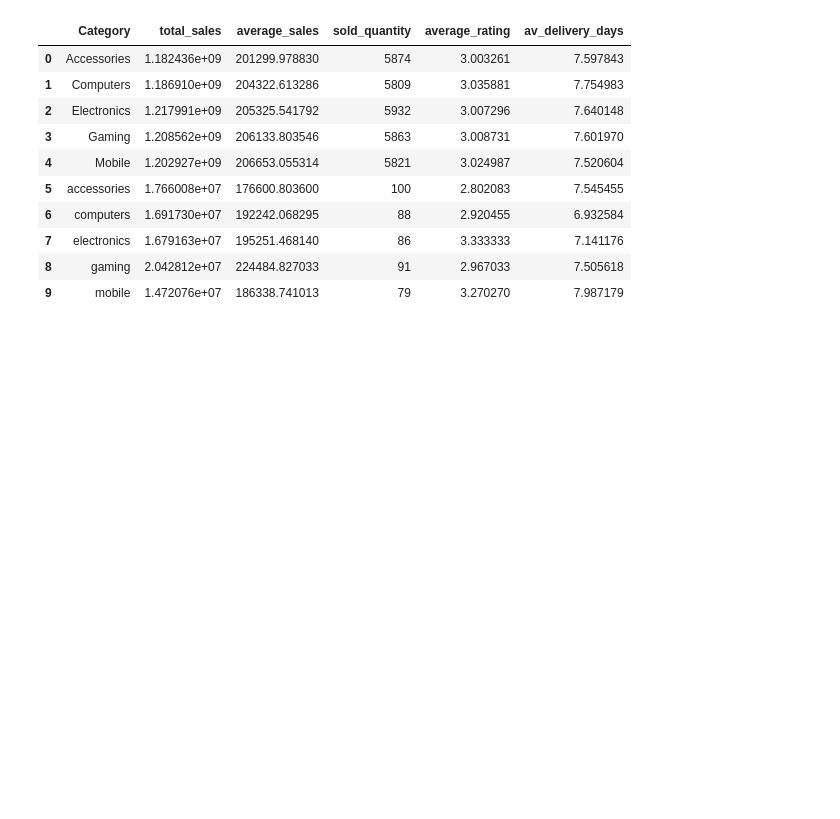
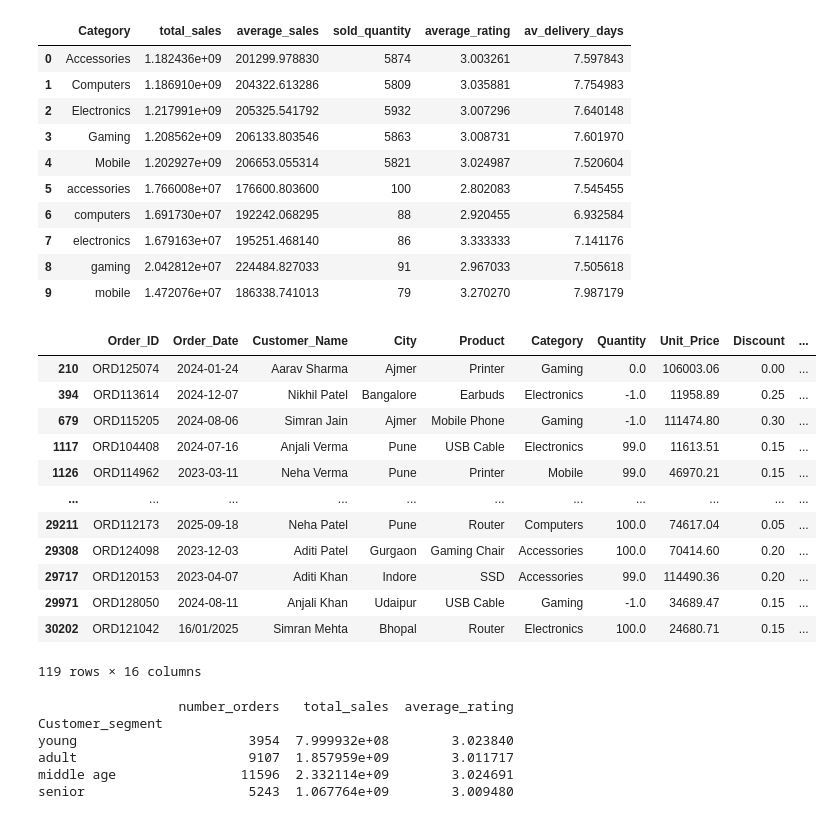
Before and after one commit to abhishekchoudhary2/python-practice, a Jupyter notebook: project_ecommerce.ipynb, the cells around one changed output. Drawn from its saved outputs; the diff is of its cells as text; code cells hidden in the pictures; blank space fills up the shorter version.

```diff
--- a/project_ecommerce.ipynb
+++ b/project_ecommerce.ipynb
@@ -370,3 +370,41 @@ category_performance
 | 7 | electronics | 1.679163e+07 | 195251.468140 | 86 | 3.333333 | 7.141176 |
 | 8 | gaming | 2.042812e+07 | 224484.827033 | 91 | 2.967033 | 7.505618 |
 | 9 | mobile | 1.472076e+07 | 186338.741013 | 79 | 3.270270 | 7.987179 |
+# %%
+# Q19. Create a new column called Calculated_Sales using: Quantity × Unit_Price × (1 − Discount). Compare it with the existing Sales column and find the rows where the difference is greater than 1.
+df["Calculated_Sale"]=df["Quantity"]*df["Unit_Price"]*(1-df["Discount"])
+mismatch_rows = df[abs(df["Sales"] - df["Calculated_Sale"])>1]
+mismatch_rows
+# %% [output]
+|  | Order_ID | Order_Date | Customer_Name | City | Product | Category | Quantity | Unit_Price | Discount | ... |
+| 210 | ORD125074 | 2024-01-24 | Aarav Sharma | Ajmer | Printer | Gaming | 0.0 | 106003.06 | 0.00 | ... |
+| 394 | ORD113614 | 2024-12-07 | Nikhil Patel | Bangalore | Earbuds | Electronics | -1.0 | 11958.89 | 0.25 | ... |
+| 679 | ORD115205 | 2024-08-06 | Simran Jain | Ajmer | Mobile Phone | Gaming | -1.0 | 111474.80 | 0.30 | ... |
+| 1117 | ORD104408 | 2024-07-16 | Anjali Verma | Pune | USB Cable | Electronics | 99.0 | 11613.51 | 0.15 | ... |
+| 1126 | ORD114962 | 2023-03-11 | Neha Verma | Pune | Printer | Mobile | 99.0 | 46970.21 | 0.15 | ... |
+| ... | ... | ... | ... | ... | ... | ... | ... | ... | ... | ... |
+| 29211 | ORD112173 | 2025-09-18 | Neha Patel | Pune | Router | Computers | 100.0 | 74617.04 | 0.05 | ... |
+| 29308 | ORD124098 | 2023-12-03 | Aditi Patel | Gurgaon | Gaming Chair | Accessories | 100.0 | 70414.60 | 0.20 | ... |
+| 29717 | ORD120153 | 2023-04-07 | Aditi Khan | Indore | SSD | Accessories | 99.0 | 114490.36 | 0.20 | ... |
+| 29971 | ORD128050 | 2024-08-11 | Anjali Khan | Udaipur | USB Cable | Gaming | -1.0 | 34689.47 | 0.15 | ... |
+| 30202 | ORD121042 | 16/01/2025 | Simran Mehta | Bhopal | Router | Electronics | 100.0 | 24680.71 | 0.15 | ... |
+119 rows × 16 columns
+# %%
+# Q20. Create a new column called Customer_Segment based on Customer_Age: Age < 25 → Young; 25–40 → Adult; 41–60 → Middle Age; Above 60 → Senior. Then calculate the number of orders, total sales, and average rating for each customer segment.
+df["Customer_segment"]= pd.cut(df["Customer_Age"],
+                               bins = [0,24,40,60,float("inf")],
+                               labels = ['young','adult','middle age','senior']
+                              )
+result = df.groupby("Customer_segment",observed = True).agg(
+    number_orders = ("Order_ID","count"),
+    total_sales = ("Sales","sum"),
+    average_rating = ("Rating","mean")
+)
+print(result)
+# %% [output]
+                  number_orders   total_sales  average_rating
+Customer_segment
+young                      3954  7.999932e+08        3.023840
+adult                      9107  1.857959e+09        3.011717
+middle age                11596  2.332114e+09        3.024691
+senior                     5243  1.067764e+09        3.009480
```
